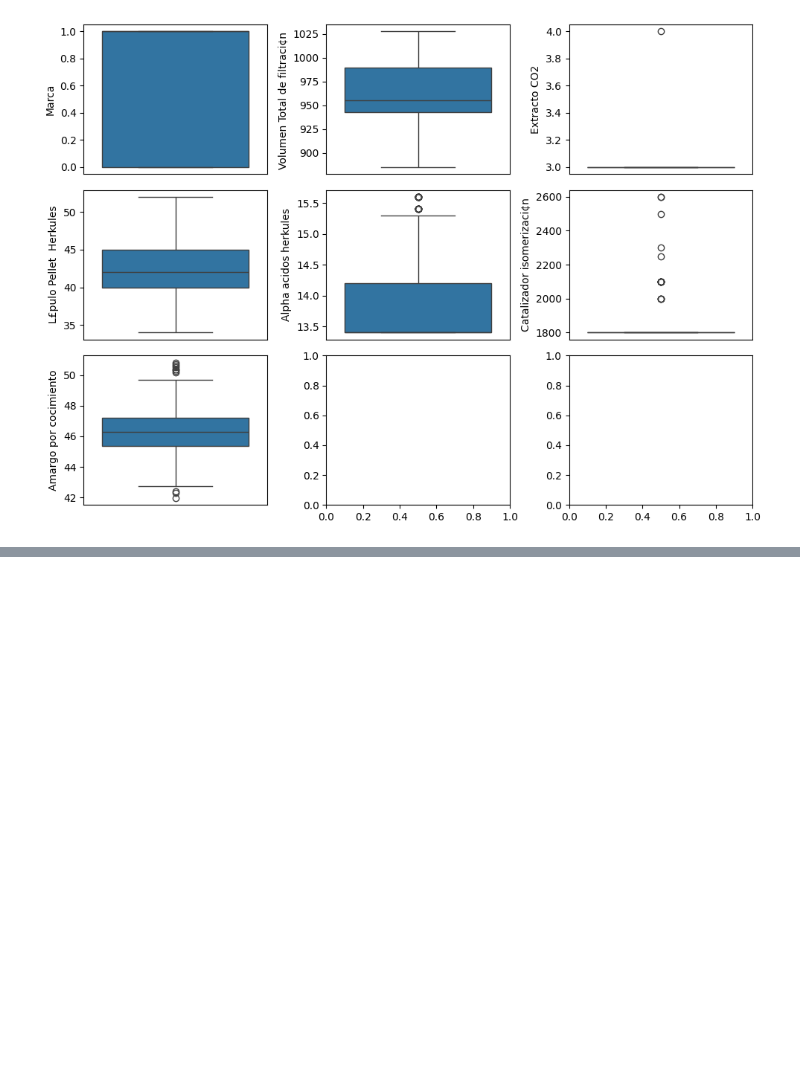
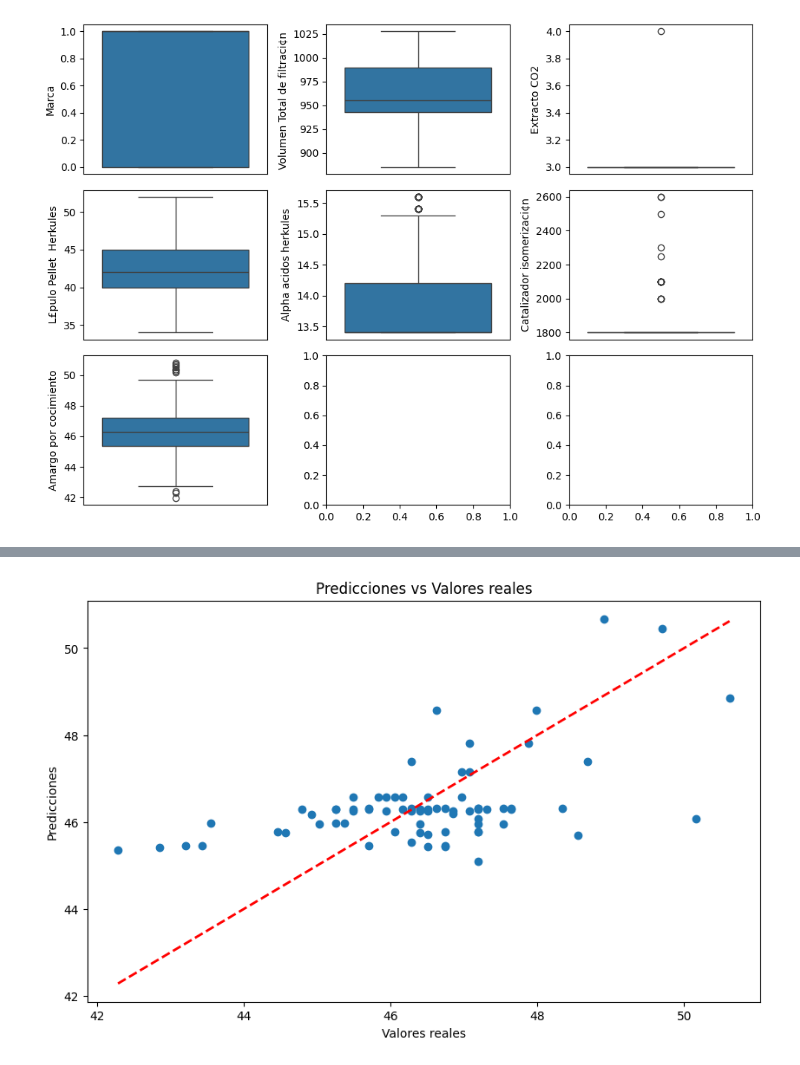
Before and after one commit to 19Juan/Bitterness, a Jupyter notebook: src/XGBoost.ipynb, the cells around one changed output, grey strips where cells are left out. Drawn from its saved outputs; the diff is of its cells as text; code cells hidden in the pictures; blank space fills up the shorter version.

```diff
--- a/src/explore.ipynb
+++ b/src/XGBoost.ipynb
@@ -300,0 +298,7 @@ RandomForestRegressor()
+# %%
+%pip install xgboost
+from xgboost import XGBRegressor
+
+model = XGBRegressor(random_state=42)
+
+model.fit(X_train, Y_train)
@@ -373,0 +356,18 @@ Traceback (most recent call last):
+# %%
+#Hiperparametrización
+from sklearn.model_selection import GridSearchCV
+
+params = {
+	'max_depth': [3, 4, 5],
+	'learning_rate': [0.01, 0.1, 0.2],
+	'n_estimators': [20, 50, 100, 200, 300]
+}
+
+grid = GridSearchCV(model, params, scoring='neg_mean_squared_error', cv=5, n_jobs=2)
+grid.fit(X_train, Y_train)
+
+print(grid.best_params_)
+print(grid.best_estimator_)
+
+best_model = grid.best_estimator_
+mean_squared_error(Y_test,best_model.predict(X_test))
@@ -406,0 +421,14 @@ RMSE: 1.4010920828664524
+# %%
+import matplotlib.pyplot as plt
+
+
+# Crear el gráfico
+plt.figure(figsize=(10, 6))
+plt.scatter(Y_test, Y_best_pred)
+plt.plot([Y_test.min(), Y_test.max()], [Y_test.min(), Y_test.max()], 'r--', lw=2)
+plt.xlabel('Valores reales')
+plt.ylabel('Predicciones')
+plt.title('Predicciones vs Valores reales')
+plt.show()
+# %% [output]
+[figure, added]
```
Also changed, not shown: parts of 11 cells of this notebook, 2 other files.
